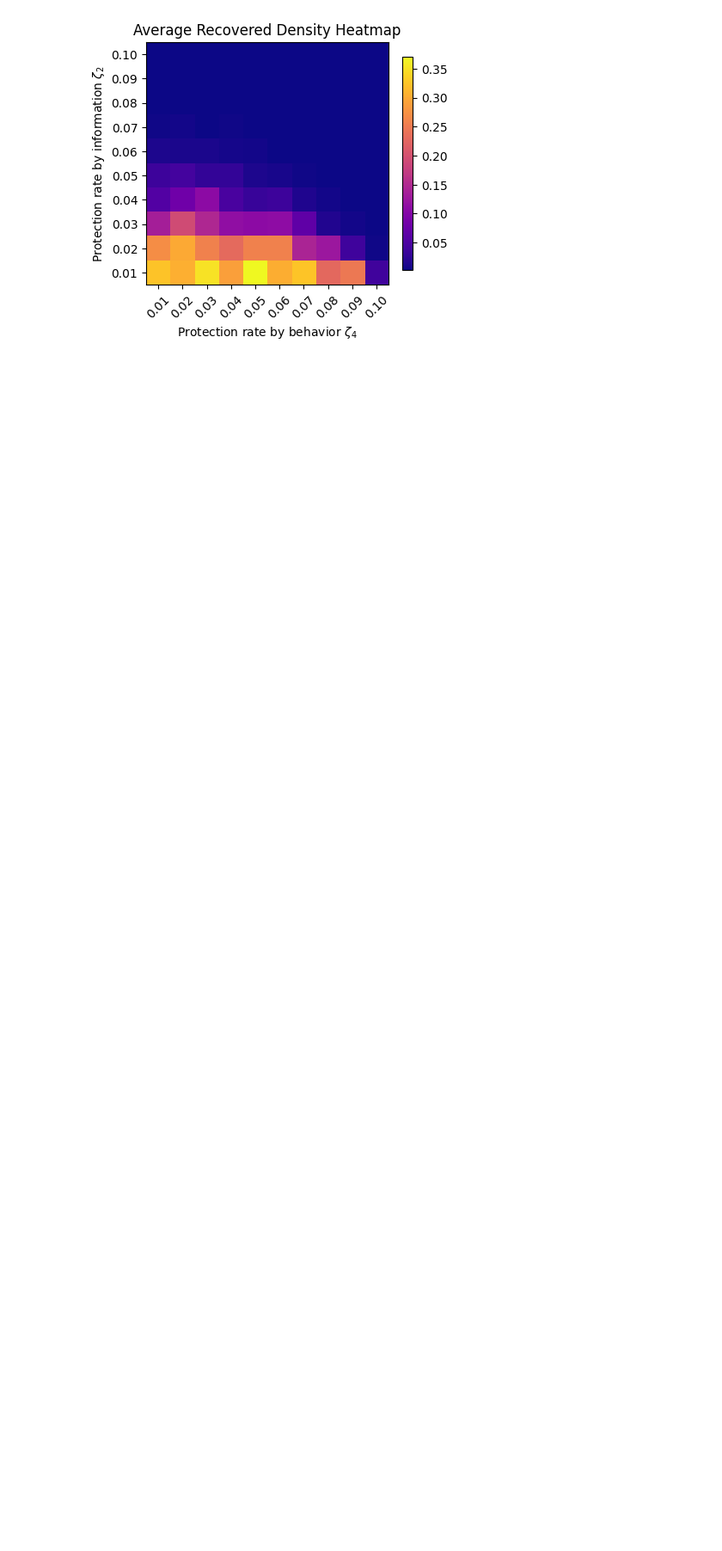
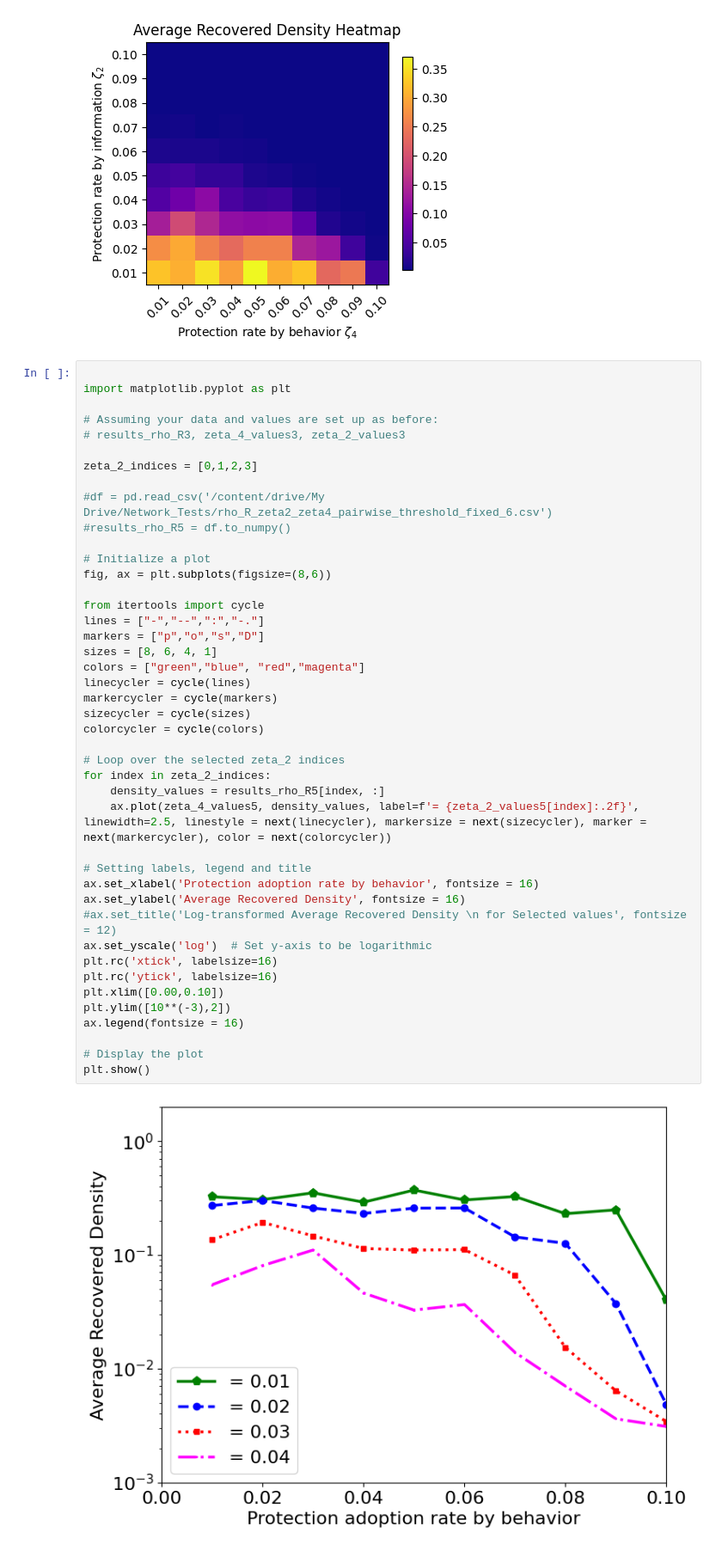
Before and after one commit to Nancy-Shi/ICE_Manuscript, a Jupyter notebook: 3_Layer_Coupling_092523_zeta_2_zeta_4_pairwise_threshold.ipynb, the cells around one changed output. Shown at 86% size. Drawn from its saved outputs; the diff is of its cells as text; blank space fills up the shorter version.

```diff
--- a/3_Layer_Coupling_092523_zeta_2_zeta_4_pairwise_threshold.ipynb
+++ b/3_Layer_Coupling_092523_zeta_2_zeta_4_pairwise_threshold.ipynb
@@ -758,3 +758,48 @@ ax.set_title('Average Recovered Density Heatmap')
 plt.show()
 # %% [output]
 [figure]
+# %%
+
+import matplotlib.pyplot as plt
+
+# Assuming your data and values are set up as before:
+# results_rho_R3, zeta_4_values3, zeta_2_values3
+
+zeta_2_indices = [0,1,2,3]
+
+#df = pd.read_csv('/content/drive/My Drive/Network_Tests/rho_R_zeta2_zeta4_pairwise_threshold_fixed_6.csv')
+#results_rho_R5 = df.to_numpy()
+
+# Initialize a plot
+fig, ax = plt.subplots(figsize=(8,6))
+
+from itertools import cycle
+lines = ["-","--",":","-."]
+markers = ["p","o","s","D"]
+sizes = [8, 6, 4, 1]
+colors = ["green","blue", "red","magenta"]
+linecycler = cycle(lines)
+markercycler = cycle(markers)
+sizecycler = cycle(sizes)
+colorcycler = cycle(colors)
+
+# Loop over the selected zeta_2 indices
+for index in zeta_2_indices:
+    density_values = results_rho_R5[index, :]
+    ax.plot(zeta_4_values5, density_values, label=f'= {zeta_2_values5[index]:.2f}', linewidth=2.5, linestyle = next(linecycler), markersize = next(sizecycler), marker = next(markercycler), color = next(colorcycler))
+
+# Setting labels, legend and title
+ax.set_xlabel('Protection adoption rate by behavior', fontsize = 16)
+ax.set_ylabel('Average Recovered Density', fontsize = 16)
+#ax.set_title('Log-transformed Average Recovered Density \n for Selected values', fontsize = 12)
+ax.set_yscale('log')  # Set y-axis to be logarithmic
+plt.rc('xtick', labelsize=16)
+plt.rc('ytick', labelsize=16)
+plt.xlim([0.00,0.10])
+plt.ylim([10**(-3),2])
+ax.legend(fontsize = 16)
+
+# Display the plot
+plt.show()
+# %% [output]
+[figure, added]
```
